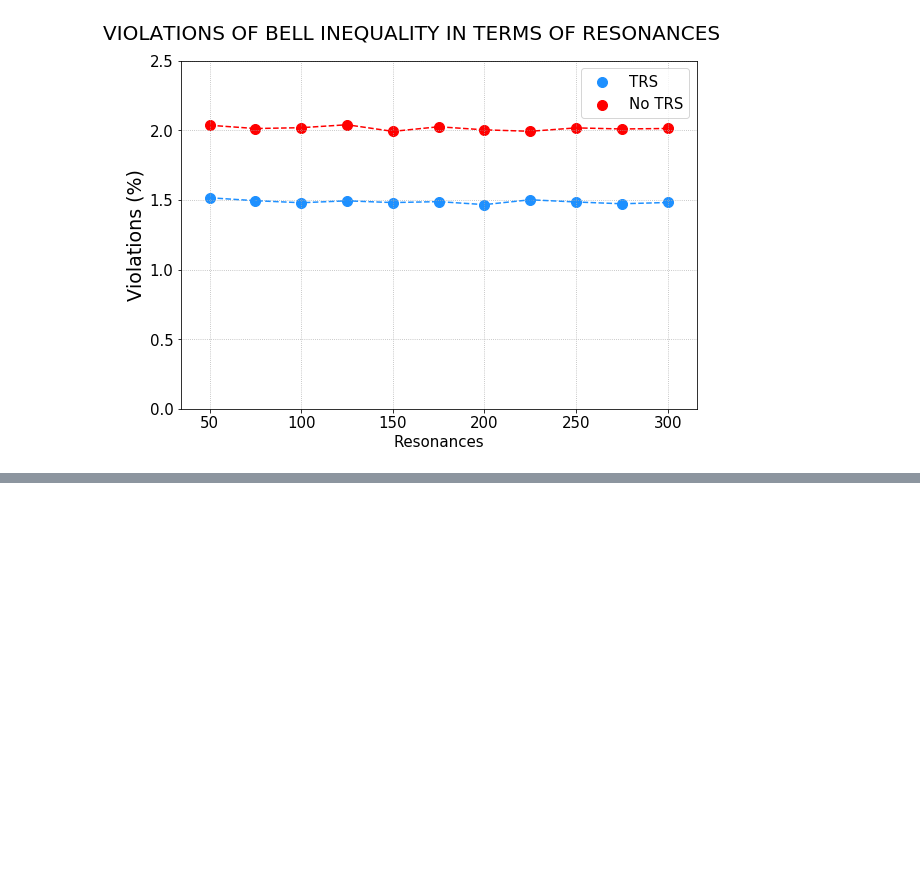
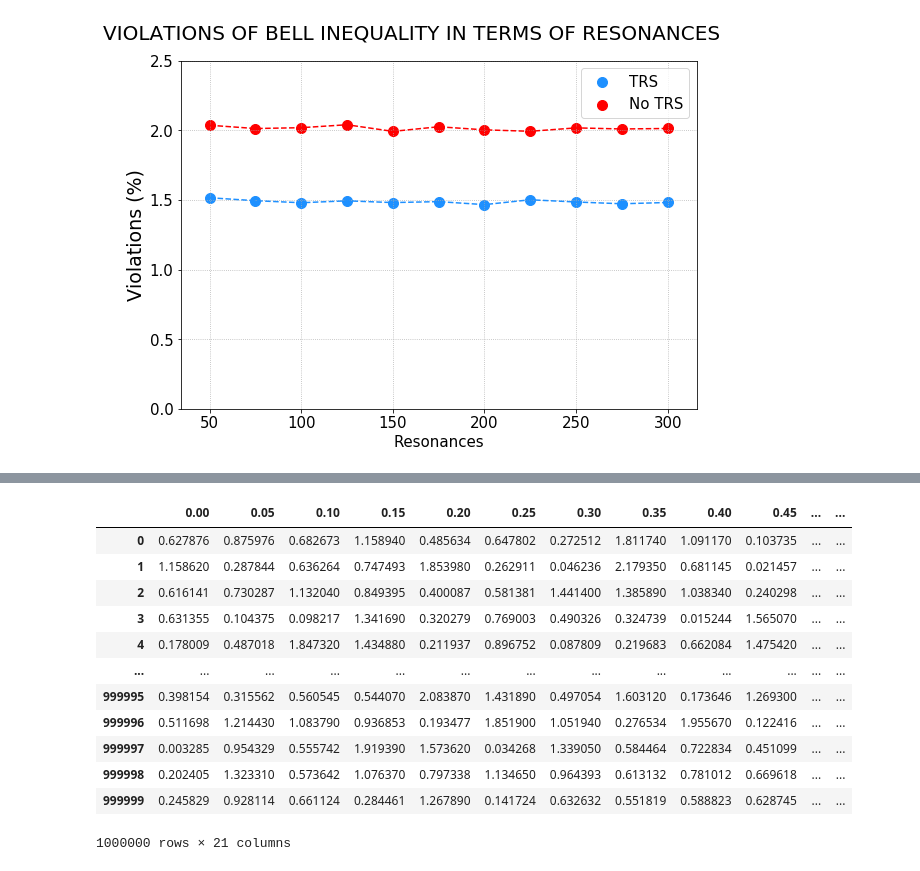
Before and after one commit to Rafffaelb/Dirac_Billiard, a Jupyter notebook: Chiral/Data_Analysis/Dirac_Bell_Parameter.ipynb, the cells around one changed output, grey strips where cells are left out. Saved outputs shown, nothing was run; the diff lists cells and outputs as text; code cells hidden in the pictures; blank space fills up the shorter version.

```diff
--- a/Chiral/Data_Analysis/Dirac_Bell_Parameter.ipynb
+++ b/Chiral/Data_Analysis/Dirac_Bell_Parameter.ipynb
@@ -136,0 +156,16 @@ axs.legend(fontsize = 15)
+# %%
+df_Bell_Parameter_Gamma_U.rename(columns = lambda s: (s/20))
+# %% [output]
+|  | 0.00 | 0.05 | 0.10 | 0.15 | 0.20 | 0.25 | 0.30 | 0.35 | 0.40 | 0.45 | ... | ... |
+| 0 | 0.627876 | 0.875976 | 0.682673 | 1.158940 | 0.485634 | 0.647802 | 0.272512 | 1.811740 | 1.091170 | 0.103735 | ... | ... |
+| 1 | 1.158620 | 0.287844 | 0.636264 | 0.747493 | 1.853980 | 0.262911 | 0.046236 | 2.179350 | 0.681145 | 0.021457 | ... | ... |
+| 2 | 0.616141 | 0.730287 | 1.132040 | 0.849395 | 0.400087 | 0.581381 | 1.441400 | 1.385890 | 1.038340 | 0.240298 | ... | ... |
+| 3 | 0.631355 | 0.104375 | 0.098217 | 1.341690 | 0.320279 | 0.769003 | 0.490326 | 0.324739 | 0.015244 | 1.565070 | ... | ... |
+| 4 | 0.178009 | 0.487018 | 1.847320 | 1.434880 | 0.211937 | 0.896752 | 0.087809 | 0.219683 | 0.662084 | 1.475420 | ... | ... |
+| ... | ... | ... | ... | ... | ... | ... | ... | ... | ... | ... | ... | ... |
+| 999995 | 0.398154 | 0.315562 | 0.560545 | 0.544070 | 2.083870 | 1.431890 | 0.497054 | 1.603120 | 0.173646 | 1.269300 | ... | ... |
+| 999996 | 0.511698 | 1.214430 | 1.083790 | 0.936853 | 0.193477 | 1.851900 | 1.051940 | 0.276534 | 1.955670 | 0.122416 | ... | ... |
+| 999997 | 0.003285 | 0.954329 | 0.555742 | 1.919390 | 1.573620 | 0.034268 | 1.339050 | 0.584464 | 0.722834 | 0.451099 | ... | ... |
+| 999998 | 0.202405 | 1.323310 | 0.573642 | 1.076370 | 0.797338 | 1.134650 | 0.964393 | 0.613132 | 0.781012 | 0.669618 | ... | ... |
+| 999999 | 0.245829 | 0.928114 | 0.661124 | 0.284461 | 1.267890 | 0.141724 | 0.632632 | 0.551819 | 0.588823 | 0.628745 | ... | ... |
+1000000 rows × 21 columns
```
Also changed, not shown: parts of 10 cells of this notebook, 14 other files.
